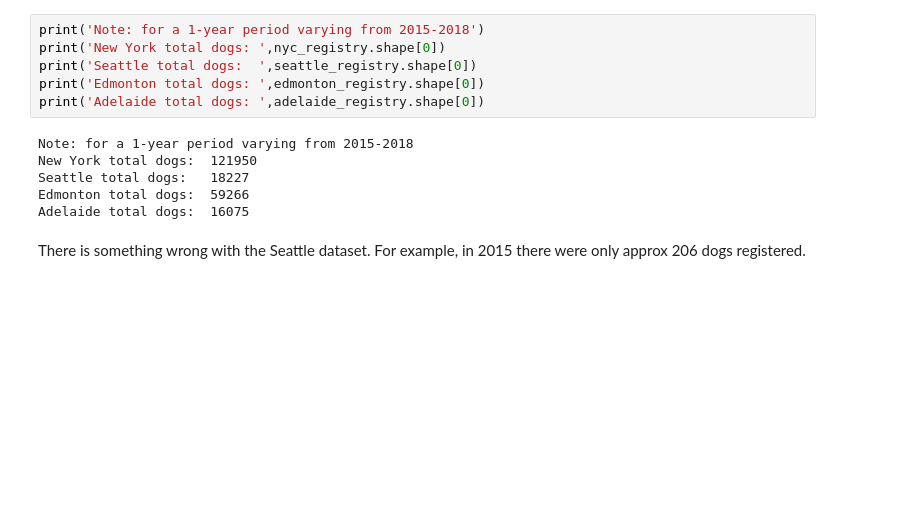
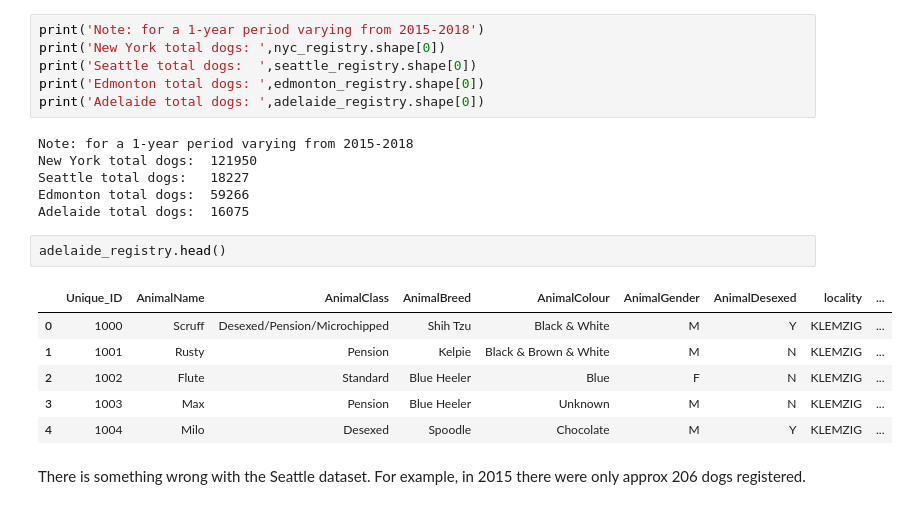
Before and after one commit to Save-All-The-Pets/dog_attributes, a Jupyter notebook: src/analysis.ipynb, the cells around one changed output. Drawn from its saved outputs; the diff is of its cells as text; blank space fills up the shorter version.

```diff
--- a/src/analysis.ipynb
+++ b/src/analysis.ipynb
@@ -145,6 +158,15 @@ New York total dogs:  121950
 Seattle total dogs:   18227
 Edmonton total dogs:  59266
 Adelaide total dogs:  16075
+# %%
+adelaide_registry.head()
+# %% [output]
+|  | Unique_ID | AnimalName | AnimalClass | AnimalBreed | AnimalColour | AnimalGender | AnimalDesexed | locality | ... |
+| 0 | 1000 | Scruff | Desexed/Pension/Microchipped | Shih Tzu | Black & White | M | Y | KLEMZIG | ... |
+| 1 | 1001 | Rusty | Pension | Kelpie | Black & Brown & White | M | N | KLEMZIG | ... |
+| 2 | 1002 | Flute | Standard | Blue Heeler | Blue | F | N | KLEMZIG | ... |
+| 3 | 1003 | Max | Pension | Blue Heeler | Unknown | M | N | KLEMZIG | ... |
+| 4 | 1004 | Milo | Desexed | Spoodle | Chocolate | M | Y | KLEMZIG | ... |
 # %% [markdown]
 There is something wrong with the Seattle dataset. For example, in 2015 there were only approx 206 dogs registered.
 # %%
```
Also changed, not shown: parts of 23 cells of this notebook.
